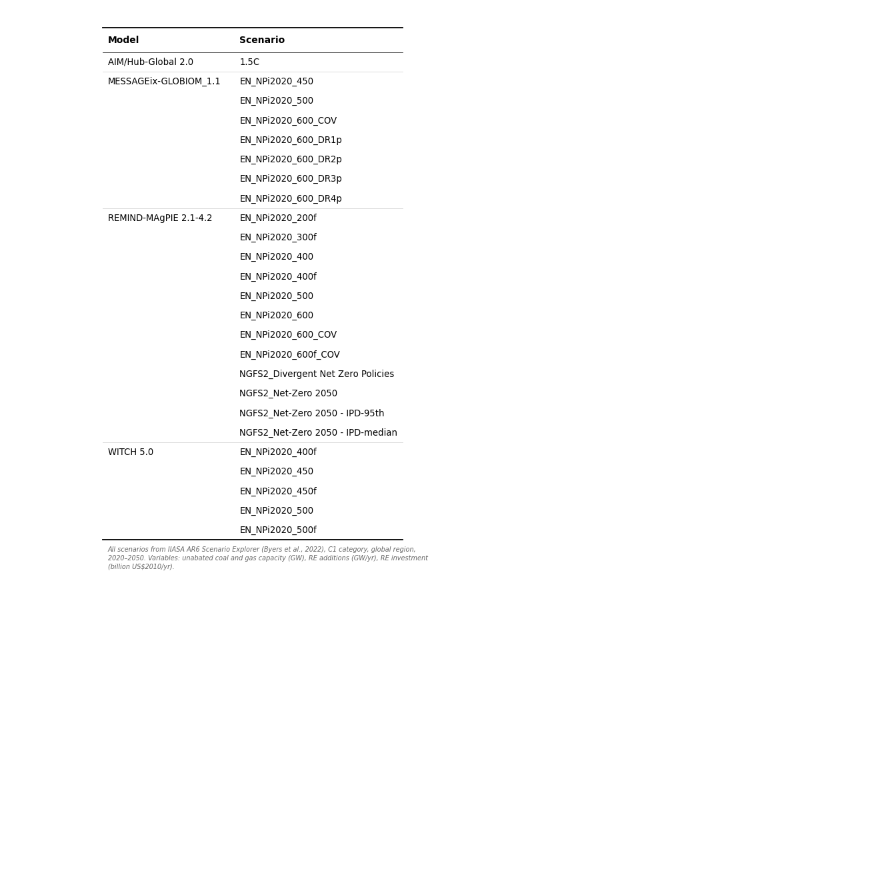
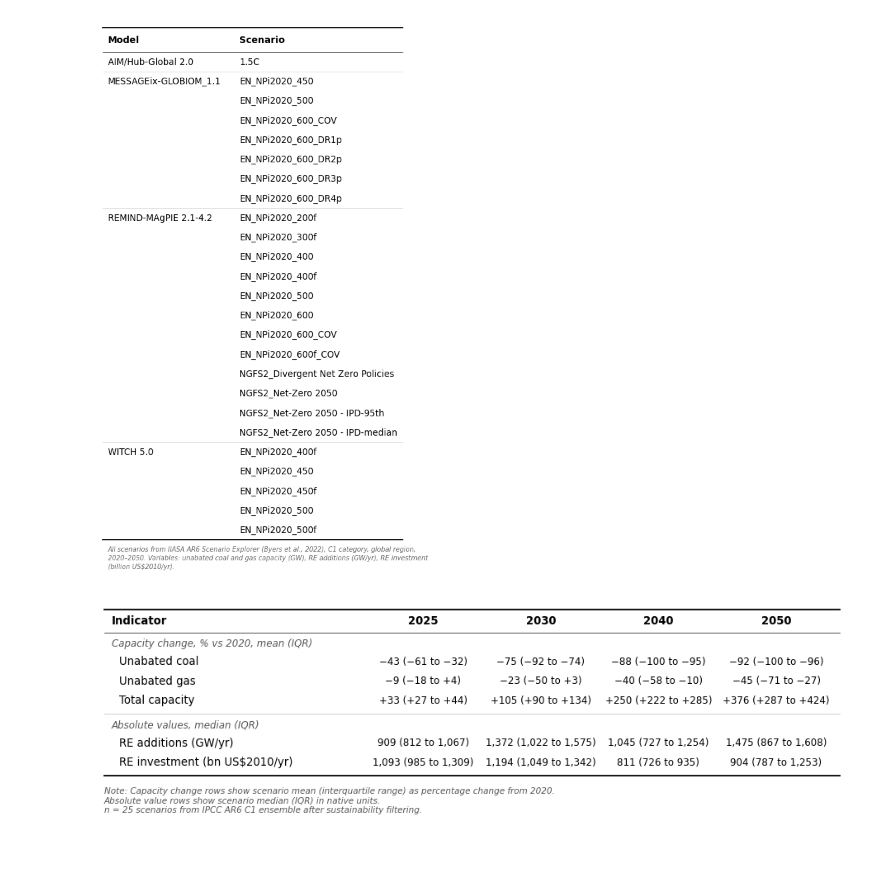
Before and after one commit to parkercaswell47/MSc_Py, a Jupyter notebook: Assessment2FiguresV2.1.ipynb, the cells around one changed output. Cells and saved outputs as stored; diff of their text form; code cells hidden in the pictures; blank space fills up the shorter version.

```diff
--- a/Assessment2FiguresV2.1.ipynb
+++ b/Assessment2FiguresV2.1.ipynb
@@ -897,3 +897,99 @@ plt.savefig('scenario_summary_table.svg', bbox_inches='tight', facecolor='white'
 plt.show()
 # %% [output]
 [figure]
+# %%
+import pandas as pd
+import matplotlib.pyplot as plt
+
+def get_pct_change(file_name, asset_label):
+    df = pd.read_csv(file_name)
+    scenarios = df[df['Model'] != 'IEA']
+    results = {}
+    for yr in ['2025', '2030', '2040', '2050']:
+        if yr not in scenarios.columns:
+            results[yr] = '—'
+            continue
+        chg = ((scenarios[yr] / scenarios['2020']) - 1) * 100
+        mean = chg.mean()
+        p25 = chg.quantile(0.25)
+        p75 = chg.quantile(0.75)
+        lo, hi = sorted([p25, p75])
+        def fmt(v):
+            sign = '+' if v > 0 else ('\u2212' if v < 0 else '')
+            return f"{sign}{abs(v):.0f}"
+        results[yr] = f"{fmt(mean)} ({fmt(lo)} to {fmt(hi)})"
+    return asset_label, results
+
+def get_absolute_values(file_name, asset_label):
+    df = pd.read_csv(file_name)
+    scenarios = df[df['Model'] != 'IEA']
+    results = {}
+    for yr in ['2025', '2030', '2040', '2050']:
+        if yr not in scenarios.columns:
+            results[yr] = '—'
+            continue
+        vals = scenarios[yr].dropna()
+        med = vals.median()
+        p25 = vals.quantile(0.25)
+        p75 = vals.quantile(0.75)
+        results[yr] = f"{med:,.0f} ({p25:,.0f} to {p75:,.0f})"
+    return asset_label, results
+
+coal_label, coal = get_pct_change('coal_wo_CCS_ACTUAL.csv', 'Unabated coal')
+gas_label, gas = get_pct_change('gas_wo_CCS_ACTUAL.csv', 'Unabated gas')
+total_label, total = get_pct_change('total_capacity_ACTUAL.csv', 'Total capacity')
+re_add_label, re_add = get_absolute_values('RE_additions_ACTUAL.csv', 'RE additions')
+re_inv_label, re_inv = get_absolute_values('RE_Investment_ACTUAL.csv', 'RE investment')
+
+plt.rcParams.update({"font.family": "sans-serif", "font.sans-serif": ["DejaVu Sans"]})
+fig, ax = plt.subplots(figsize=(11.5, 4.0))
+ax.set_xlim(0, 15)
+ax.set_ylim(0, 7.8)
+ax.axis('off')
+
+x0 = 0.15
+x_data = [6.5, 8.9, 11.3, 13.7]
+years = ['2025', '2030', '2040', '2050']
+heavy = dict(color='black', linewidth=1.3, clip_on=False)
+thin  = dict(color='black', linewidth=0.5, clip_on=False)
+light = dict(color='#BBBBBB', linewidth=0.5, clip_on=False)
+w = 15
+
+ax.plot([0, w], [7.55, 7.55], **heavy)
+hy = 7.2
+ax.text(x0, hy, 'Indicator', fontsize=9.5, fontweight='bold', ha='left', va='center')
+for x, yr in zip(x_data, years):
+    ax.text(x, hy, yr, fontsize=9.5, fontweight='bold', ha='center', va='center')
+ax.plot([0, w], [6.85, 6.85], **thin)
+
+ax.text(x0, 6.5, 'Capacity change, % vs 2020, mean (IQR)',
+        fontsize=8.5, fontstyle='italic', ha='left', va='center', color='#555555')
+rows_b1 = [(coal_label, coal), (gas_label, gas), (total_label, total)]
+ys_b1 = [5.95, 5.35, 4.75]
+for (label, vals), y in zip(rows_b1, ys_b1):
+    ax.text(x0 + 0.15, y, label, fontsize=9.5, ha='left', va='center')
+    for x, yr in zip(x_data, years):
+        ax.text(x, y, vals.get(yr, '—'), fontsize=8.5, ha='center', va='center')
+
+ax.plot([0, w], [4.35, 4.35], **light)
+ax.text(x0, 4.0, 'Absolute values, median (IQR)',
+        fontsize=8.5, fontstyle='italic', ha='left', va='center', color='#555555')
+rows_b2 = [('RE additions (GW/yr)', re_add), ('RE investment (bn US$2010/yr)', re_inv)]
+ys_b2 = [3.45, 2.85]
+for (label, vals), y in zip(rows_b2, ys_b2):
+    ax.text(x0 + 0.15, y, label, fontsize=9.5, ha='left', va='center')
+    for x, yr in zip(x_data, years):
+        ax.text(x, y, vals.get(yr, '—'), fontsize=8.5, ha='center', va='center')
+
+ax.plot([0, w], [2.45, 2.45], **heavy)
+note = (
+    'Note: Capacity change rows show scenario mean (interquartile range) as percentage change from 2020.\n'
+    'Absolute value rows show scenario median (IQR) in native units.\n'
+    'n = 25 scenarios from IPCC AR6 C1 ensemble after sustainability filtering.'
+)
+ax.text(0, 2.1, note, fontsize=7.5, fontstyle='italic', ha='left', va='top', color='#555555')
+
+plt.savefig('benchmark_table.svg', bbox_inches='tight', facecolor='white')
+plt.show()
+# %% [output]
+[figure, added]
```
Also changed, not shown: parts of 2 cells of this notebook, 2 other files.
